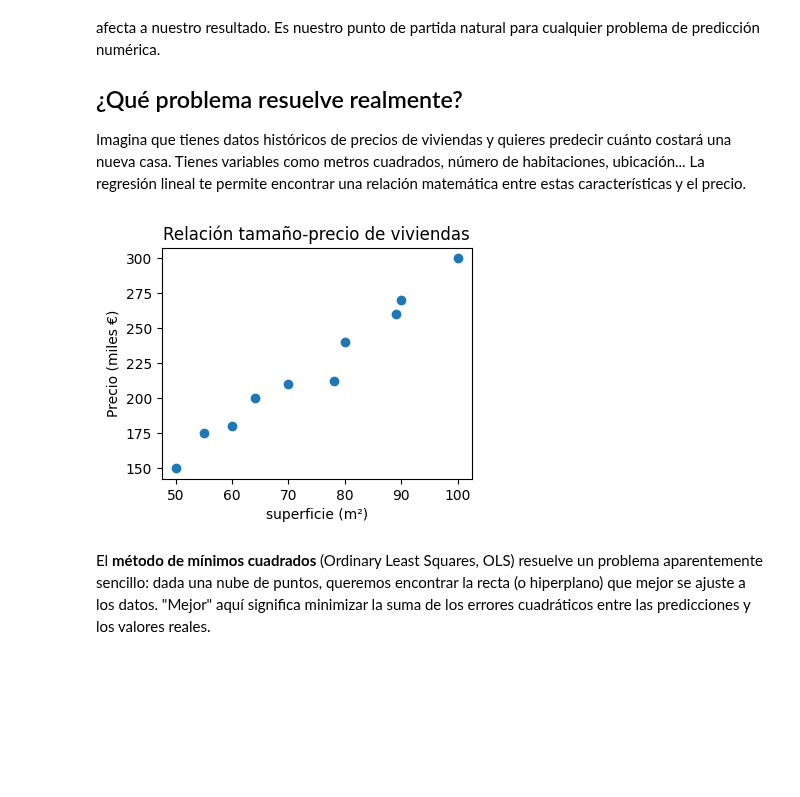
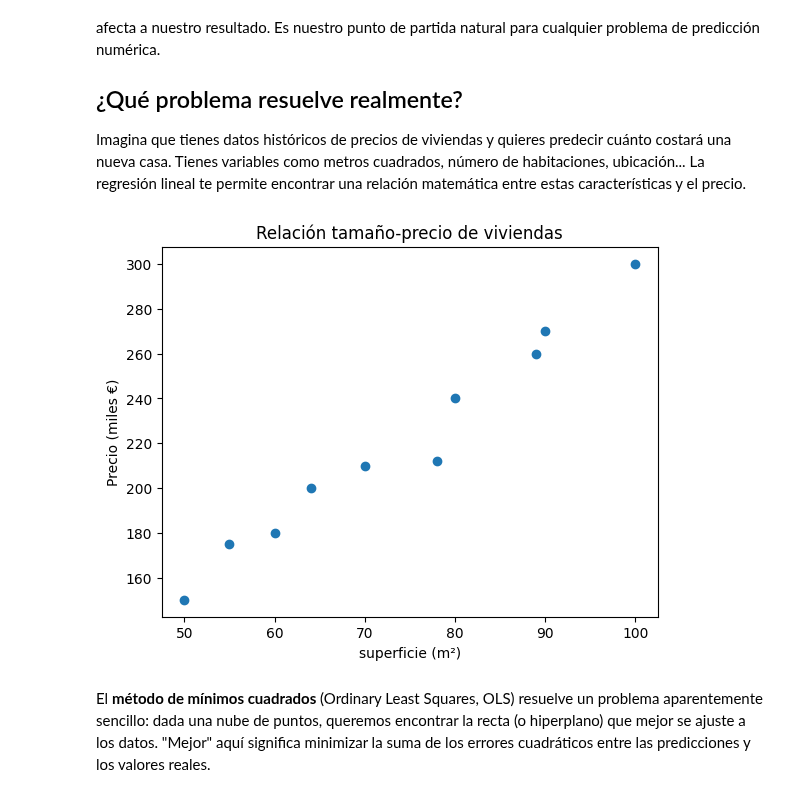
Before and after one commit to financieras/math_for_ai, a Jupyter notebook: estadistica/200_regresion_lineal.ipynb, the cells around one changed output. Saved outputs shown, nothing was run; the diff lists cells and outputs as text; code cells hidden in the pictures; blank space fills up the shorter version.

```diff
--- a/estadistica/200_regresion_lineal.ipynb
+++ b/estadistica/200_regresion_lineal.ipynb
@@ -52,19 +52,18 @@ Imagina que tienes datos históricos de precios de viviendas y quieres predecir
 # %%
 import numpy as np
 import matplotlib.pyplot as plt
 
 # Datos de ejemplo: tamaño de casa vs precio
 superficie = np.array([50, 55, 60, 64, 70, 78, 80, 89, 90, 100])
 precio = np.array([150000, 175000, 180000, 200000, 210000, 212000 ,240000, 260000 ,270000, 300000])
 
-plt.figure(figsize=(4, 3))
 plt.scatter(superficie, precio/1000)
 plt.xlabel('superficie (m²)')
 plt.ylabel('Precio (miles €)')
 plt.title('Relación tamaño-precio de viviendas')
 plt.show()
 # %% [output]
-[figure, old version]
+[figure, new version]
 # %% [markdown]
 El **método de mínimos cuadrados** (Ordinary Least Squares, OLS) resuelve un problema aparentemente sencillo: dada una nube de puntos, queremos encontrar la recta (o hiperplano) que mejor se ajuste a los datos. "Mejor" aquí significa minimizar la suma de los errores cuadráticos entre las predicciones y los valores reales.
 # %% [markdown]
```
Also changed, not shown: parts of 23 cells of this notebook.
